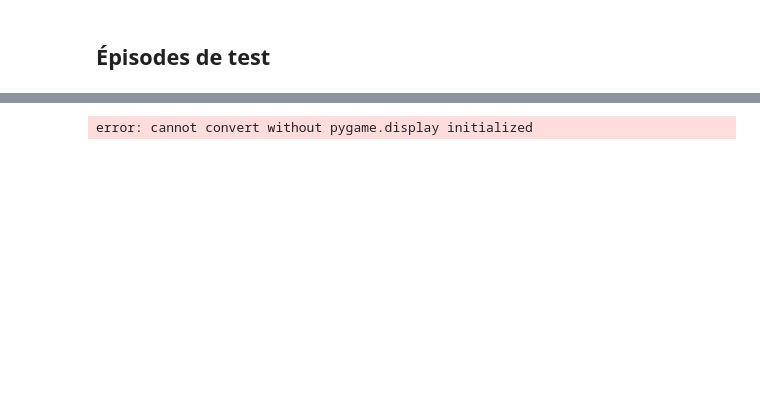
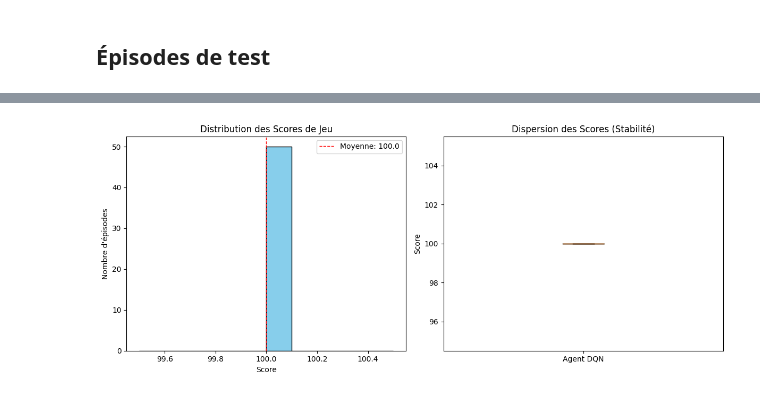
Before and after one commit to Coaraa/space-invaders-ia, a Jupyter notebook: train_dqn.ipynb, the cells around one changed output, grey strips where cells are left out. Drawn from its saved outputs; the diff is of its cells as text; code cells hidden in the pictures; blank space fills up the shorter version.

```diff
--- a/train_dqn.ipynb
+++ b/train_dqn.ipynb
@@ -152,67 +151,4 @@ Score final : 196.9560000000008
 # %%
-import numpy as np
-import matplotlib.pyplot as plt
-
-def evaluate_agent(env, agent, n_episodes=50):
-    """
-    Évalue les performances de l'agent sur n_episodes sans exploration.
-    """
-    print(f"--- Démarrage de l'évaluation sur {n_episodes} épisodes ---")
-
-    # 1. Sauvegarder l'epsilon actuel et le mettre à 0 pour le test (Exploitation pure)
-    original_epsilon = agent.epsilon
-    agent.epsilon = 0.0
-
-    # Mettre le réseau en mode évaluation (pas de calcul de gradients inutile)
-    agent.q_network.eval()
-
-    game_scores = []      # Vrais scores du jeu (points affichés à l'écran)
-    total_rewards = []    # Rewards cumulées (ce que l'IA optimise)
-    steps_survived = []   # Durée de survie
-
-    for i in range(n_episodes):
-        state = env.reset()
-        done = False
-        episode_reward = 0
-        episode_steps = 0
-
-        while not done:
-            # L'agent choisit l'action (sans aléatoire car epsilon=0)
-            action = agent.act(state)
-            next_state, reward, done = env.step(action)
-
-            state = next_state
-            episode_reward += reward
-            episode_steps += 1
-
-        # Fin de l'épisode
-        game_scores.append(env.game.score) # On récupère le score interne du jeu
-        total_rewards.append(episode_reward)
-        steps_survived.append(episode_steps)
-
-        if (i+1) % 10 == 0:
-            print(f"Episode {i+1}/{n_episodes} - Score Jeu: {env.game.score} - Reward: {episode_reward:.2f}")
-
-    # 2. Restaurer la configuration de l'agent
-    agent.epsilon = original_epsilon
-    agent.q_network.train() # Remettre en mode train si besoin
-
-    # 3. Calcul des statistiques
-    avg_score = np.mean(game_scores)
-    std_score = np.std(game_scores)
-    max_score = np.max(game_scores)
-
-    avg_reward = np.mean(total_rewards)
-    avg_steps = np.mean(steps_survived)
-
-    print("\n=== RÉSULTATS DE L'ÉVALUATION ===")
-    print(f"Score Moyen (Jeu)   : {avg_score:.2f} ± {std_score:.2f}")
-    print(f"Score Max (Jeu)     : {max_score}")
-    print(f"Reward Moyenne (RL) : {avg_reward:.2f}")
-    print(f"Survie Moyenne      : {avg_steps:.1f} steps")
-
-    return game_scores, total_rewards
-
 # --- Exécution de l'évaluation ---
 # Assurez-vous que 'env' et 'agent' sont bien instanciés (ceux de votre fin d'entraînement)
 test_scores, test_rewards = evaluate_agent(env, agent, n_episodes=50)
@@ -243 +195 @@ plt.show()
-error: cannot convert without pygame.display initialized
+[figure, added]
```
Also changed, not shown: parts of 8 cells of this notebook, 7 other files.
